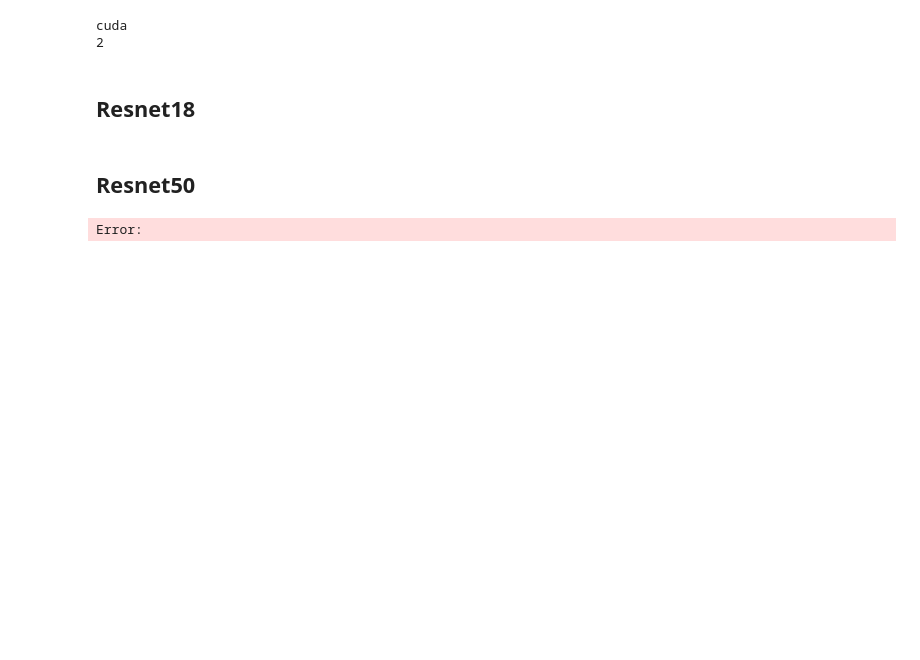
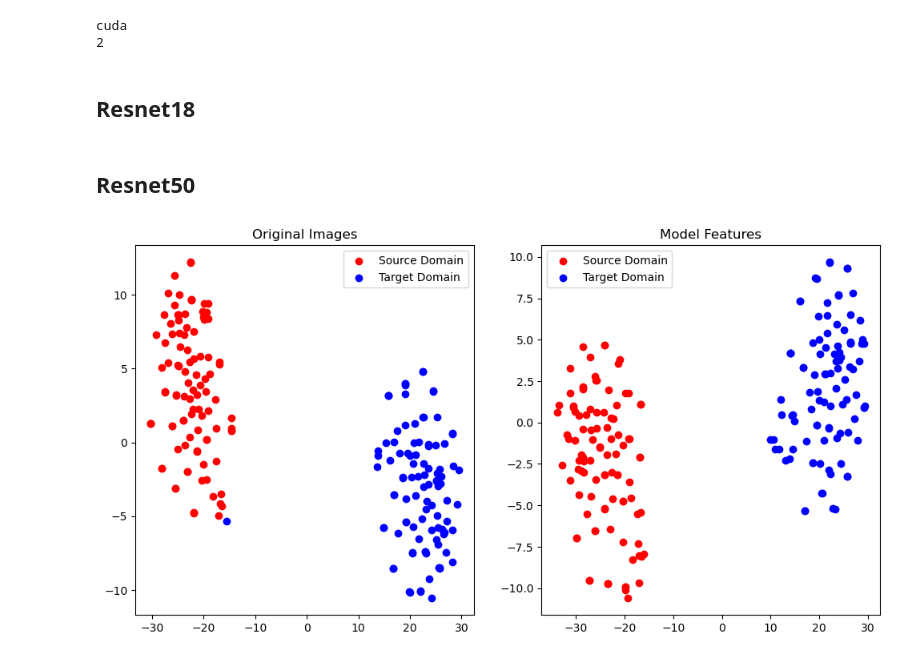
Before and after one commit to ByungWanLim/Design_project, a Jupyter notebook: Clustering.ipynb, the cells around one changed output. Saved outputs shown, nothing was run; the diff lists cells and outputs as text; code cells hidden in the pictures; blank space fills up the shorter version.

```diff
--- a/Clustering.ipynb
+++ b/Clustering.ipynb
@@ -475,7 +474,7 @@ def apply_fisheye_distortion(images, masks=None, label=1):
 
     # 왜곡 계수 생성
     #label = random.randint(0, label)
-    dist_coeffs = np.array([0, 0.5, 0, 0], dtype=np.float32)
+    dist_coeffs = np.array([0, 0.25, 0, 0], dtype=np.float32)
 
     # 왜곡 보정
     undistorted_images = []
@@ -607,8 +606,8 @@ dataloader_distorted = DataLoader(dataset_distorted, batch_size=BATCH_SIZE, shuf
 #     features.clear()
 
 #모델 불러오기
-model = Resnet50_Unet(n_classes=13).to(device)
-model.load_state_dict(torch.load('./data/resnet50_unet_soft4.pth'), strict=False)
+model = Resnet18_Unet(n_classes=13).to(device)
+model.load_state_dict(torch.load('./data/resnet18_unet_soft4_25ep.pth'), strict=False)
 model.eval()
 
 features = []
@@ -641,34 +640,34 @@ original = original.cpu()
 distorted = distorted.cpu()
 df = pd.DataFrame(np.concatenate([original.reshape(original.shape[0], -1), distorted.reshape(distorted.shape[0], -1)], 0))
 image_tsne = tsne.fit_transform(df)
 df = pd.DataFrame(np.concatenate([original_features.reshape(original_features.shape[0], -1), distorted_features.reshape(distorted_features.shape[0], -1)], 0))
 features_tsne = tsne.fit_transform(df)
 # 4. 시각화
 plt.figure(figsize=(12, 6))
 
 # 왼쪽: 원본 이미지의 t-SNE 결과
 plt.subplot(1, 2, 1)
 i0 = image_tsne[:BATCH_SIZE]
 i1 = image_tsne[BATCH_SIZE:]
 plt.scatter(i0[:, 0], i0[:, 1], c='r', label='Source Domain')
 plt.scatter(i1[:, 0], i1[:, 1], c='b', label='Target Domain')
 plt.title('Original Images')
 plt.legend()
 
 f0 = features_tsne[:BATCH_SIZE]
 f1 = features_tsne[BATCH_SIZE:]
 # 오른쪽: 모델을 통과한 feature map의 t-SNE 결과
 plt.subplot(1, 2, 2)
 plt.scatter(f0[:, 0], f0[:, 1], c='r', label='Source Domain')
 plt.scatter(f1[:, 0], f1[:, 1], c='b', label='Target Domain')
 plt.title('Model Features')
 plt.legend()
 
 plt.show()
 
 hook.remove()
 # %% [output]
-Error:
+[figure, added]
 # %%
 # from sklearn.manifold import TSNE
 # import matplotlib.pyplot as plt
```
Also changed, not shown: parts of 4 cells of this notebook, 2 other files.
